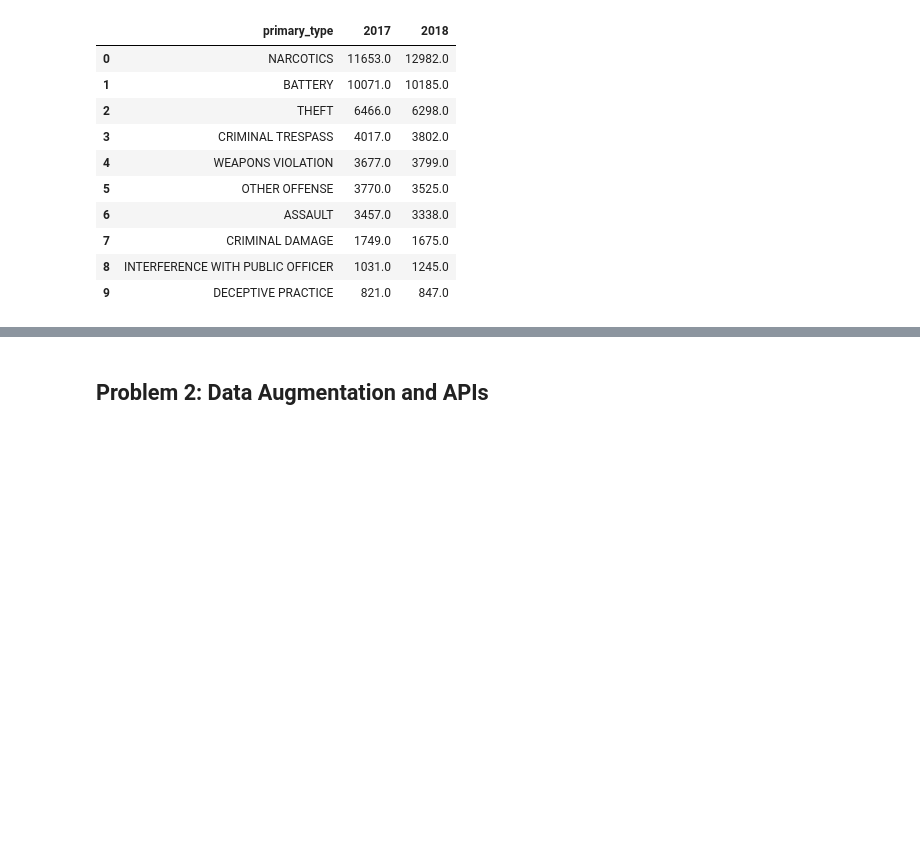
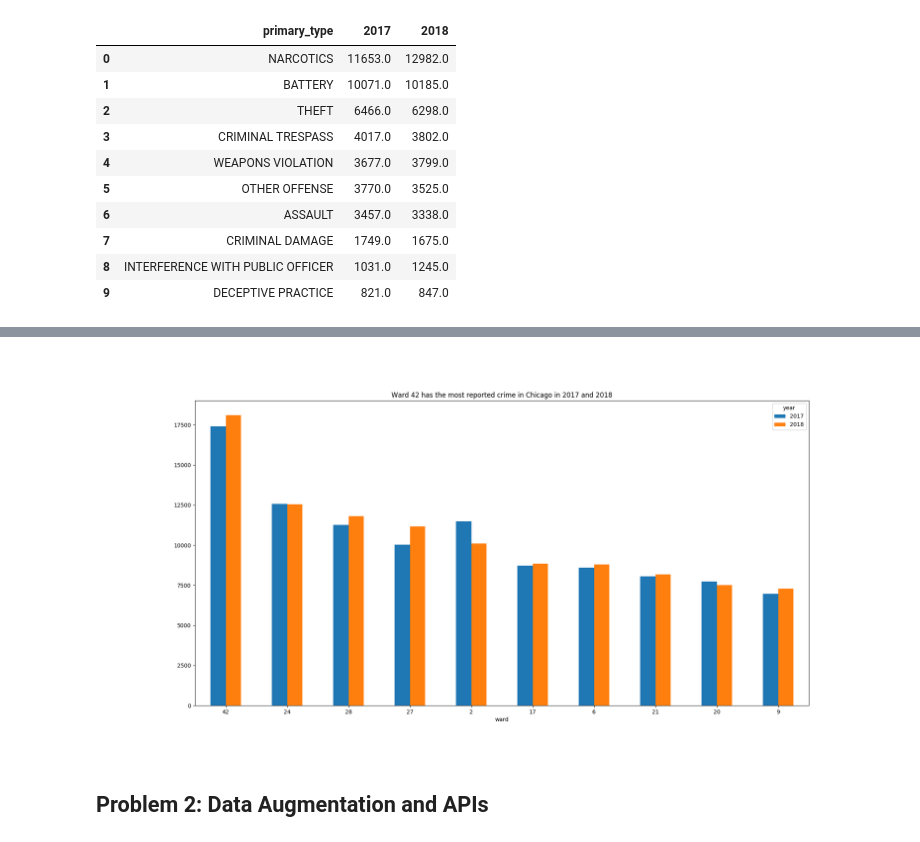
Before and after one commit to rachel-ker/capp30254, a Jupyter notebook: HW1/hw1-writeup.ipynb, the cells around one changed output, grey strips where cells are left out. Drawn from its saved outputs; the diff is of its cells as text; code cells hidden in the pictures; blank space fills up the shorter version.

```diff
--- a/HW1/hw1-writeup.ipynb
+++ b/HW1/hw1-writeup.ipynb
@@ -69,3 +66,7 @@ Image("bar_charts/Top 10 wards with most reported crime by year.png")
+# %%
+Image("bar_charts/top10reported_byward_byyear.png")
+# %% [output]
+[figure, added]
 # %% [markdown]
 ## Problem 2: Data Augmentation and APIs
 # %% [markdown]
```
Also changed, not shown: parts of 32 cells of this notebook, 3 other files.
